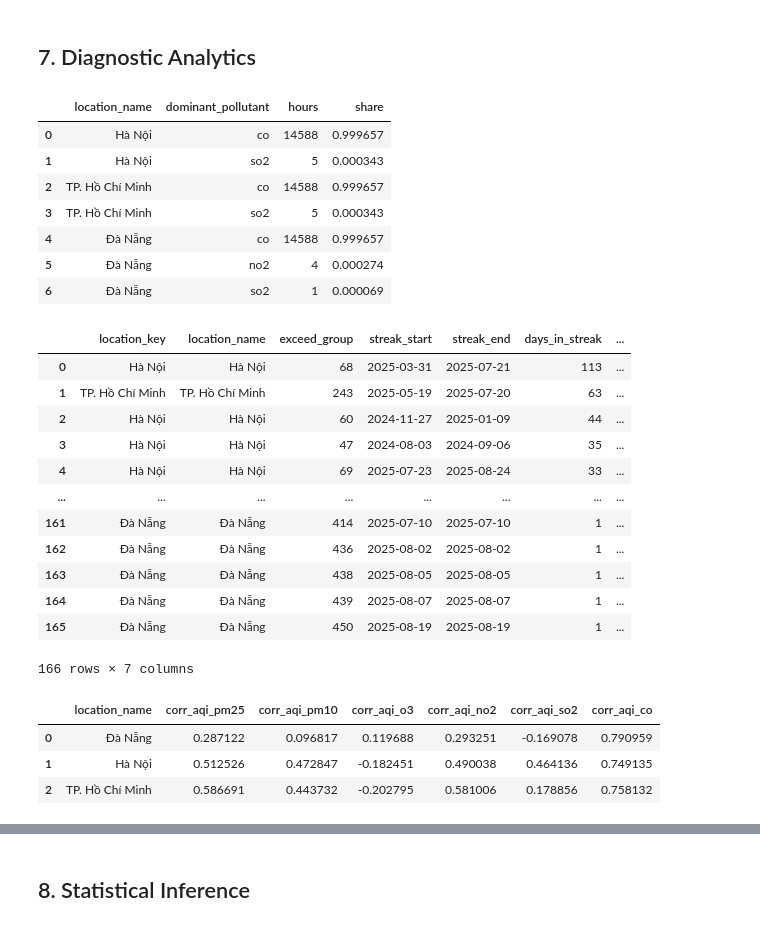
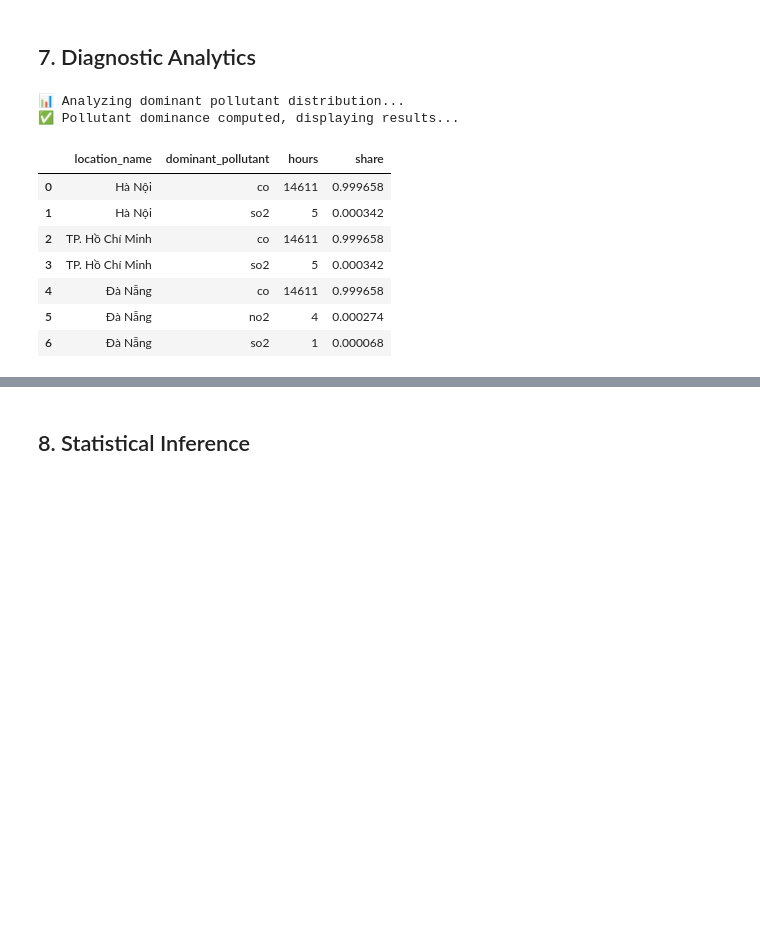
Before and after one commit to KevinQHEHE/BigDataAnalyst, a Jupyter notebook: notebooks/aqi_research.ipynb, the cells around one changed output, grey strips where cells are left out. Saved outputs shown, nothing was run; the diff lists cells and outputs as text; code cells hidden in the pictures; blank space fills up the shorter version.

Commit message:
debug(silver):index_hourly.py+feat(aqi_research):research aqi

```diff
--- a/notebooks/aqi_research.ipynb
+++ b/notebooks/aqi_research.ipynb
@@ -659,7 +912,7 @@ analysis_df = (
         F.coalesce(F.col("dt.hour"), F.lit(None)).alias("hour"),
         F.col("dt.day_part").alias("day_part"),
         F.col("f.ts_utc").alias("ts_utc"),
-        F.col("f.aqi").alias("aqi"),
+        F.col("f.aqi").cast("double").alias("aqi"),  # Cast INT to DOUBLE for consistency
         F.col("f.category").alias("category"),
         F.col("f.dominant_pollutant").alias("dominant_pollutant"),
         F.col("f.pm25").alias("pm25"),
@@ -905,81 +1486,27 @@ for city in hourly_pd['location_name'].unique():
 # %% [markdown]
 ## 7. Diagnostic Analytics
 # %%
-# Dominant pollutant distribution
+# Part 1: Dominant pollutant distribution (lightweight)
+print("📊 Analyzing dominant pollutant distribution...")
+
 pollutant_dominance = (
     analysis_df
     .groupBy('location_name', 'dominant_pollutant')
     .agg(F.count('*').alias('hours'))
     .withColumn('share', F.col('hours') / F.sum('hours').over(Window.partitionBy('location_name')))
     .orderBy('location_name', F.desc('hours'))
 )
 
+print("✅ Pollutant dominance computed, displaying results...")
 display(pollutant_dominance.toPandas())
-
-# Exceedance analysis (daily)
-daily_exceedance = (
-    daily_df
-    .withColumn('pm25_exceed_flag', F.col('pm25_exceed_hours_35') > 0)
-    .select('location_key', 'location_name', 'date_utc', 'pm25_exceed_flag', 'pm25_exceed_hours_35')
-)
-
-window = Window.partitionBy('location_key').orderBy('date_utc')
-exceedance_with_index = (
-    daily_exceedance
-    .withColumn('row_id', F.row_number().over(window))
-    .withColumn('exceed_cumsum', F.sum(F.col('pm25_exceed_flag').cast('int')).over(window))
-    .withColumn('exceed_group', F.col('row_id') - F.col('exceed_cumsum'))
-)
-
-streaks = (
-    exceedance_with_index
-    .where(F.col('pm25_exceed_flag'))
-    .groupBy('location_key', 'location_name', 'exceed_group')
-    .agg(
-        F.min('date_utc').alias('streak_start'),
-        F.max('date_utc').alias('streak_end'),
-        F.count('*').alias('days_in_streak'),
-        F.sum('pm25_exceed_hours_35').alias('total_exceed_hours'),
-    )
-    .orderBy(F.desc('days_in_streak'))
-)
-
-display(streaks.toPandas())
-
-# Correlation analysis (AQI vs pollutant components)
-correlation_stats = []
-for city in analysis_df.select('location_name').distinct().toPandas()['location_name'].tolist():
-    city_df = analysis_df.where(F.col('location_name') == city).select('aqi', 'pm25', 'pm10', 'o3', 'no2', 'so2', 'co')
-    corr_row = {'location_name': city}
-    for col in ['pm25', 'pm10', 'o3', 'no2', 'so2', 'co']:
-        corr_row[f'corr_aqi_{col}'] = city_df.corr('aqi', col)
-    correlation_stats.append(corr_row)
-
-correlation_df = pd.DataFrame(correlation_stats)
-display(correlation_df)
 # %% [output]
+📊 Analyzing dominant pollutant distribution...
+✅ Pollutant dominance computed, displaying results...
 |  | location_name | dominant_pollutant | hours | share |
-| 0 | Hà Nội | co | 14588 | 0.999657 |
-| 1 | Hà Nội | so2 | 5 | 0.000343 |
-| 2 | TP. Hồ Chí Minh | co | 14588 | 0.999657 |
-| 3 | TP. Hồ Chí Minh | so2 | 5 | 0.000343 |
-| 4 | Đà Nẵng | co | 14588 | 0.999657 |
+| 0 | Hà Nội | co | 14611 | 0.999658 |
+| 1 | Hà Nội | so2 | 5 | 0.000342 |
+| 2 | TP. Hồ Chí Minh | co | 14611 | 0.999658 |
+| 3 | TP. Hồ Chí Minh | so2 | 5 | 0.000342 |
+| 4 | Đà Nẵng | co | 14611 | 0.999658 |
 | 5 | Đà Nẵng | no2 | 4 | 0.000274 |
-| 6 | Đà Nẵng | so2 | 1 | 0.000069 |
+| 6 | Đà Nẵng | so2 | 1 | 0.000068 |
-|  | location_key | location_name | exceed_group | streak_start | streak_end | days_in_streak | ... |
-| 0 | Hà Nội | Hà Nội | 68 | 2025-03-31 | 2025-07-21 | 113 | ... |
-| 1 | TP. Hồ Chí Minh | TP. Hồ Chí Minh | 243 | 2025-05-19 | 2025-07-20 | 63 | ... |
-| 2 | Hà Nội | Hà Nội | 60 | 2024-11-27 | 2025-01-09 | 44 | ... |
-| 3 | Hà Nội | Hà Nội | 47 | 2024-08-03 | 2024-09-06 | 35 | ... |
-| 4 | Hà Nội | Hà Nội | 69 | 2025-07-23 | 2025-08-24 | 33 | ... |
-| ... | ... | ... | ... | ... | ... | ... | ... |
-| 161 | Đà Nẵng | Đà Nẵng | 414 | 2025-07-10 | 2025-07-10 | 1 | ... |
-| 162 | Đà Nẵng | Đà Nẵng | 436 | 2025-08-02 | 2025-08-02 | 1 | ... |
-| 163 | Đà Nẵng | Đà Nẵng | 438 | 2025-08-05 | 2025-08-05 | 1 | ... |
-| 164 | Đà Nẵng | Đà Nẵng | 439 | 2025-08-07 | 2025-08-07 | 1 | ... |
-| 165 | Đà Nẵng | Đà Nẵng | 450 | 2025-08-19 | 2025-08-19 | 1 | ... |
-166 rows × 7 columns
-|  | location_name | corr_aqi_pm25 | corr_aqi_pm10 | corr_aqi_o3 | corr_aqi_no2 | corr_aqi_so2 | corr_aqi_co |
-| 0 | Đà Nẵng | 0.287122 | 0.096817 | 0.119688 | 0.293251 | -0.169078 | 0.790959 |
-| 1 | Hà Nội | 0.512526 | 0.472847 | -0.182451 | 0.490038 | 0.464136 | 0.749135 |
-| 2 | TP. Hồ Chí Minh | 0.586691 | 0.443732 | -0.202795 | 0.581006 | 0.178856 | 0.758132 |
```
Also changed, not shown: parts of 35 cells of this notebook, 13 other files.
